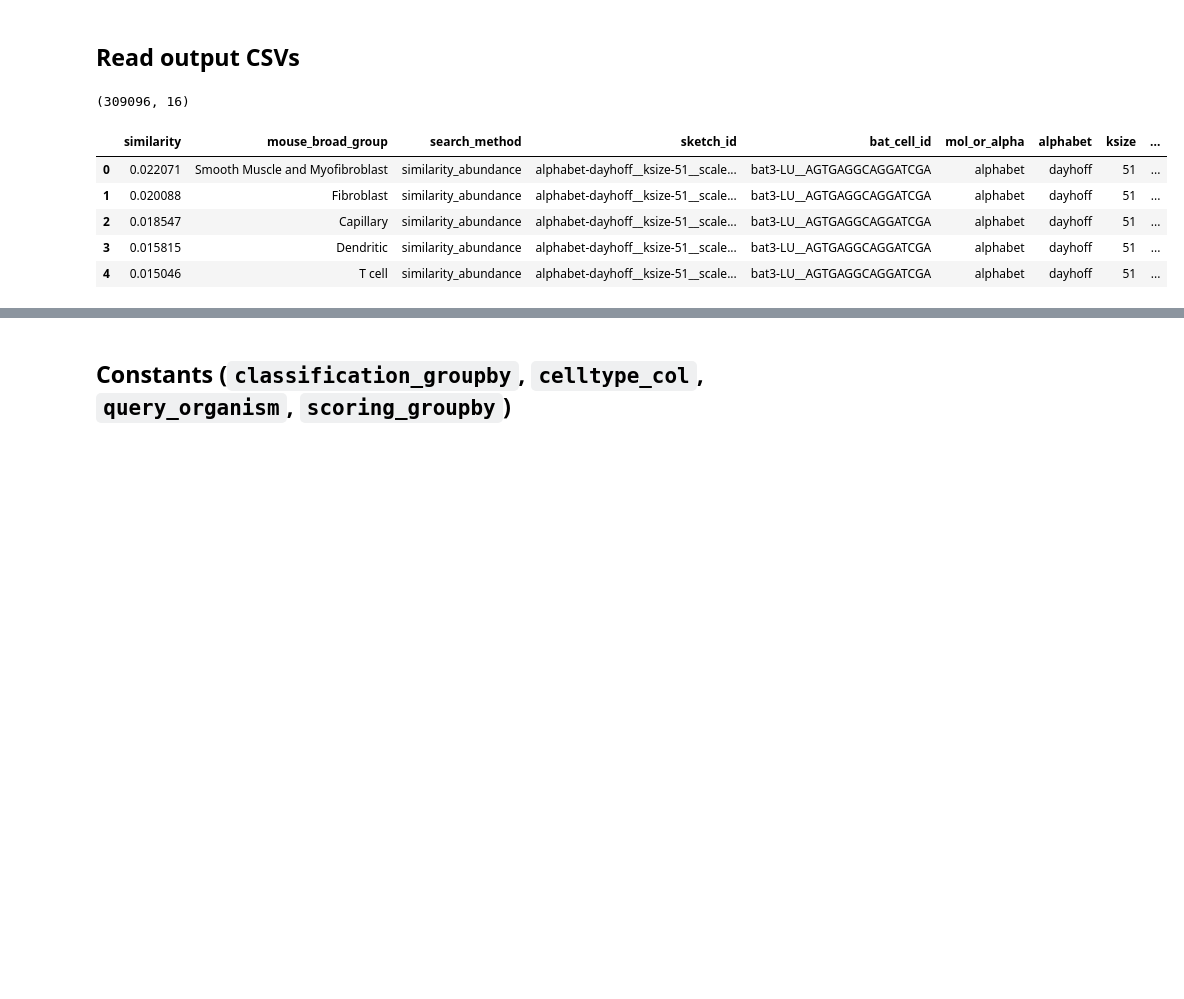
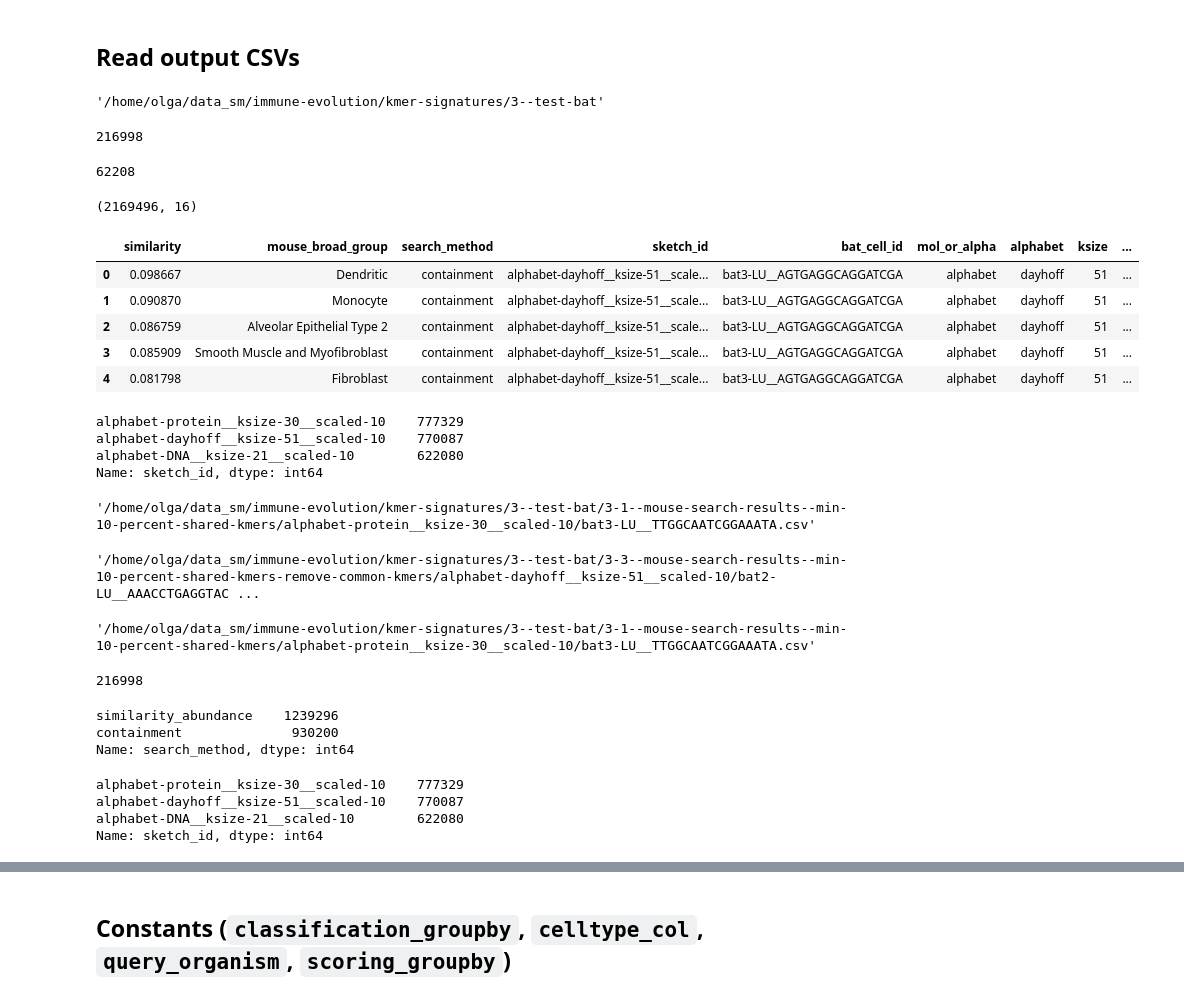
Before and after one commit to czbiohub-sf/scrnaseq-for-the-99-percent, a Jupyter notebook: notebooks/326_read_bat2mouse_reog_search_results.ipynb, the cells around one changed output, grey strips where cells are left out. Cells and saved outputs as stored; diff of their text form; code cells hidden in the pictures; blank space fills up the shorter version.

```diff
--- a/notebooks/326_read_bat2mouse_reog_search_results.ipynb
+++ b/notebooks/326_read_bat2mouse_reog_search_results.ipynb
@@ -149,47 +149,58 @@ bat_renamer = {col: f"bat_{col}" for col in cols}
 from sourmash_search_utils import add_ontologies
 # %% [markdown]
 ## Read output CSVs
+# %%
+bat_test_dir
+# %% [output]
+'/home/olga/data_sm/immune-evolution/kmer-signatures/3--test-bat'
+# %%
+
+
+globber = os.path.join(bat_test_dir, "3-*", "*", "*.csv")
+
+total = sum(1 for _ in glob.iglob(globber))
+total
+# %% [output]
+216998
+# %%
+dna_count = sum(1 for x in glob.iglob(globber) if "DNA" in x)
+dna_count
+# %% [output]
+62208
 # %%
+
 dfs = []
-
-globber = os.path.join(bat_test_dir, "3-*", "*", "*.csv")
-# globber = os.path.join(bat_search_dir, "alphabet-dayhoff__ksize-39__scaled-10", "*.csv")
-
-
-# Hardcoded magic number from the total number of lines in the file of all comands submitted to parallel
-total = 30958
-
 
 celltype_col = "broad_group"
 query_species = "bat"
 query_cell_id_col = f"{query_species}_cell_id"
 query_celltype_col = f"{query_species}_{celltype_col}"
 
 sbt_species = "mouse"
 sbt_celltype_col = f"{sbt_species}_{celltype_col}"
 
 
 for csv in tqdm(glob.iglob(globber), total=total):
     df = read_and_process_sourmash_search_results(
         csv,
         adata=one2one,
         column_renamer=bat_renamer,
         query_species="bat",
         shared_celltypes=SHARED_CELLTYPES,
     )
 
     df["database_type"] = os.path.dirname(csv).split("/")[-2].split("--")[-1]
 
     dfs.append(df)
 # break
 search_results = pd.concat(dfs, ignore_index=True)
 print(search_results.shape)
 search_results.head()
 # %% [output]
-(309096, 16)
+(2169496, 16)
 |  | similarity | mouse_broad_group | search_method | sketch_id | bat_cell_id | mol_or_alpha | alphabet | ksize | ... |
-| 0 | 0.022071 | Smooth Muscle and Myofibroblast | similarity_abundance | alphabet-dayhoff__ksize-51__scale... | bat3-LU__AGTGAGGCAGGATCGA | alphabet | dayhoff | 51 | ... |
-| 1 | 0.020088 | Fibroblast | similarity_abundance | alphabet-dayhoff__ksize-51__scale... | bat3-LU__AGTGAGGCAGGATCGA | alphabet | dayhoff | 51 | ... |
-| 2 | 0.018547 | Capillary | similarity_abundance | alphabet-dayhoff__ksize-51__scale... | bat3-LU__AGTGAGGCAGGATCGA | alphabet | dayhoff | 51 | ... |
-| 3 | 0.015815 | Dendritic | similarity_abundance | alphabet-dayhoff__ksize-51__scale... | bat3-LU__AGTGAGGCAGGATCGA | alphabet | dayhoff | 51 | ... |
-| 4 | 0.015046 | T cell | similarity_abundance | alphabet-dayhoff__ksize-51__scale... | bat3-LU__AGTGAGGCAGGATCGA | alphabet | dayhoff | 51 | ... |
+| 0 | 0.098667 | Dendritic | containment | alphabet-dayhoff__ksize-51__scale... | bat3-LU__AGTGAGGCAGGATCGA | alphabet | dayhoff | 51 | ... |
+| 1 | 0.090870 | Monocyte | containment | alphabet-dayhoff__ksize-51__scale... | bat3-LU__AGTGAGGCAGGATCGA | alphabet | dayhoff | 51 | ... |
+| 2 | 0.086759 | Alveolar Epithelial Type 2 | containment | alphabet-dayhoff__ksize-51__scale... | bat3-LU__AGTGAGGCAGGATCGA | alphabet | dayhoff | 51 | ... |
+| 3 | 0.085909 | Smooth Muscle and Myofibroblast | containment | alphabet-dayhoff__ksize-51__scale... | bat3-LU__AGTGAGGCAGGATCGA | alphabet | dayhoff | 51 | ... |
+| 4 | 0.081798 | Fibroblast | containment | alphabet-dayhoff__ksize-51__scale... | bat3-LU__AGTGAGGCAGGATCGA | alphabet | dayhoff | 51 | ... |
@@ -195,0 +211,11 @@ search_results.head()
+# %%
+search_results.sketch_id.value_counts()
+# %% [output]
+alphabet-protein__ksize-30__scaled-10    777329
+alphabet-dayhoff__ksize-51__scaled-10    770087
+alphabet-DNA__ksize-21__scaled-10        622080
+Name: sketch_id, dtype: int64
+# %%
+csv
+# %% [output]
+'/home/olga/data_sm/immune-evolution/kmer-signatures/3--test-bat/3-1--mouse-search-results--min-10-percent-shared-kmers/alphabet-protein__ksize-30__scaled-10/bat3-LU__TTGGCAATCGGAAATA.csv'
@@ -196,3 +224,28 @@ search_results.head()
+# %%
+dna_csv
+# %% [output]
+'/home/olga/data_sm/immune-evolution/kmer-signatures/3--test-bat/3-3--mouse-search-results--min-10-percent-shared-kmers-remove-common-kmers/alphabet-dayhoff__ksize-51__scaled-10/bat2-LU__AAACCTGAGGTAC ...
+# %%
+csv
+# %% [output]
+'/home/olga/data_sm/immune-evolution/kmer-signatures/3--test-bat/3-1--mouse-search-results--min-10-percent-shared-kmers/alphabet-protein__ksize-30__scaled-10/bat3-LU__TTGGCAATCGGAAATA.csv'
+# %%
+total
+# %% [output]
+216998
+# %%
+search_results.search_method.value_counts()
+# %% [output]
+similarity_abundance    1239296
+containment              930200
+Name: search_method, dtype: int64
+# %%
+search_results.sketch_id.value_counts()
+# %% [output]
+alphabet-protein__ksize-30__scaled-10    777329
+alphabet-dayhoff__ksize-51__scaled-10    770087
+alphabet-DNA__ksize-21__scaled-10        622080
+Name: sketch_id, dtype: int64
 # %%
 describe(search_results)
 # %% [output]
```
Also changed, not shown: parts of 10 cells of this notebook, 6 other files.
